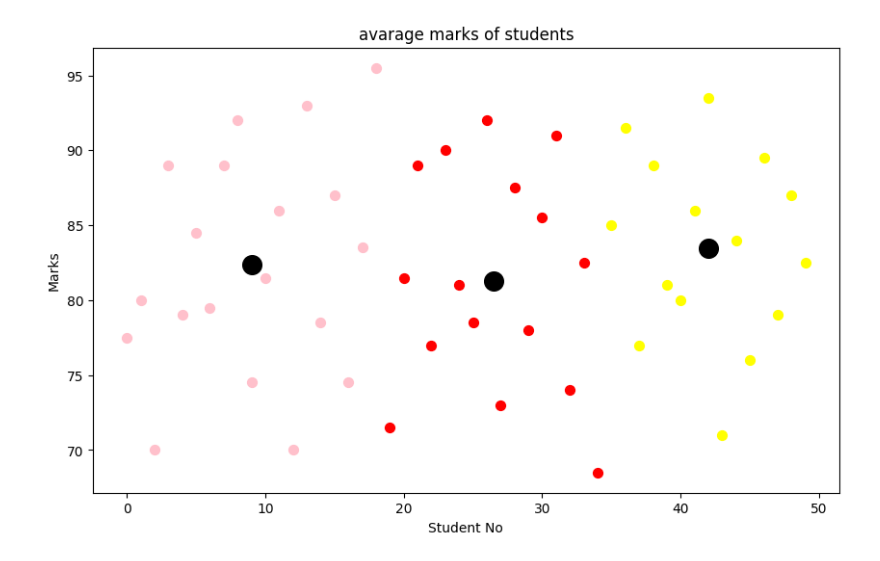
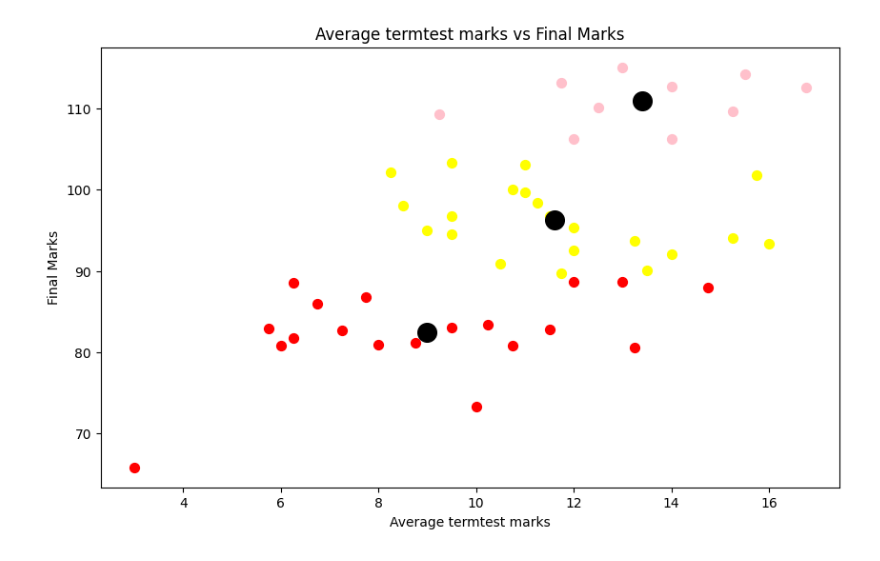
Before and after one commit to MDRumman2019/PDS-11-25, a Jupyter notebook: project2_datascience.ipynb, the cells around one changed output. Cells and saved outputs as stored; diff of their text form; code cells hidden in the pictures.

```diff
--- a/project2_datascience.ipynb
+++ b/project2_datascience.ipynb
@@ -30,0 +55,5 @@ df.drop(["TT-1 Marks","TT-2 Marks"],axis=1,inplace=True)
+# %%
+import random
+df["Term Final Marks"]=np.array(random.randint(47,93) for i in range(50))
+df["Final Marks"]=df["Term Final Marks"]*0.7+df["Attendance"]+df["Average_term_test_marks"]
+df.head()
@@ -43,0 +75,3 @@ z=np.stack((x,y),axis=1)
+# %%
+X=df[["Average_term_test_marks","Final Marks"]].values
+X
@@ -56,7 +108,7 @@ plt.show()
 wcss=[]
 for i in range(2,6):
   kmeans = KMeans(n_clusters=i, init='k-means++', random_state=2)
-  kmeans.fit(z)
+  kmeans.fit(X)
   wcss.append(kmeans.inertia_)
 
 plt.figure(figsize=(10,6))
@@ -72,5 +124,5 @@ plt.show()
 # %%
 kmeans = KMeans(n_clusters=3, init='k-means++', random_state=0)
-Y = kmeans.fit_predict(z)
+Y = kmeans.fit_predict(X)
 Y
 # %% [output]
@@ -86,13 +138,13 @@ array([[26.5       , 81.28125   ],
 # %%
 
 plt.figure(figsize=(10,6))
-plt.scatter(z[Y==0,0], z[Y==0,1], s=50, c='red', label='Cluster 1')
-plt.scatter(z[Y==1,0], z[Y==1,1], s=50, c='pink', label='Cluster 2')
-plt.scatter(z[Y==2,0], z[Y==2,1], s=50, c='yellow', label='Cluster 3')
+plt.scatter(X[Y==0,0], X[Y==0,1], s=50, c='red', label='Cluster 1')
+plt.scatter(X[Y==1,0], X[Y==1,1], s=50, c='pink', label='Cluster 2')
+plt.scatter(X[Y==2,0], X[Y==2,1], s=50, c='yellow', label='Cluster 3')
 plt.scatter(kmeans.cluster_centers_[:,0], kmeans.cluster_centers_[:,1], s=200, c='black', label='Centroids')
-plt.xlabel("Student No")
-plt.ylabel("Marks")
-plt.title("avarage marks of students")
+plt.xlabel("Average termtest marks")
+plt.ylabel("Final Marks")
+plt.title("Average termtest marks vs Final Marks")
 plt.show()
 # %% [output]
-[figure, old version]
+[figure, new version]
```
Also changed, not shown: parts of 16 cells of this notebook.
